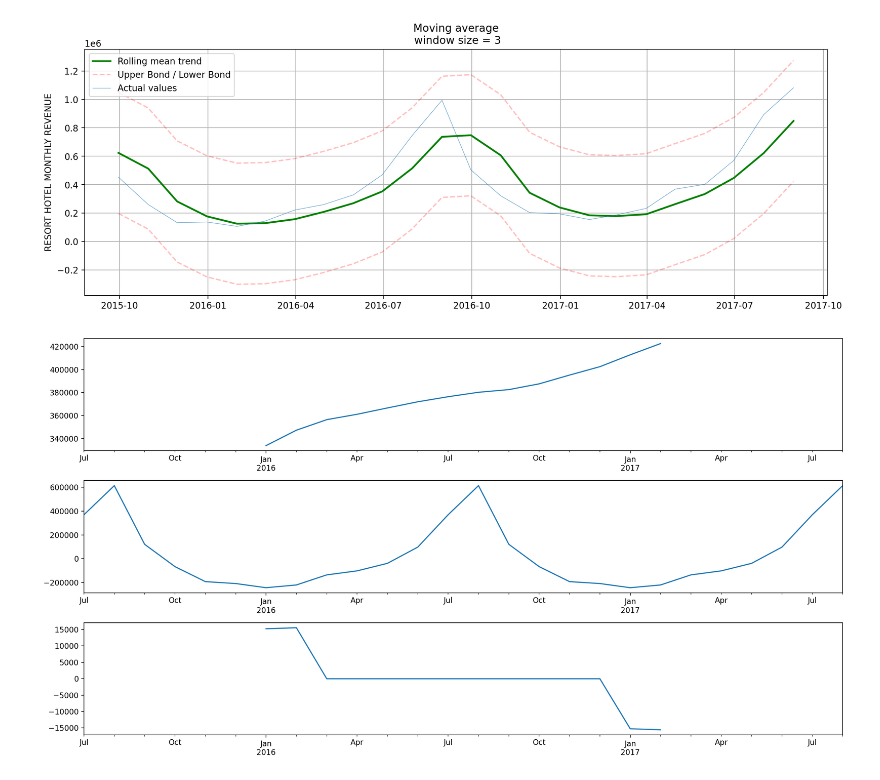
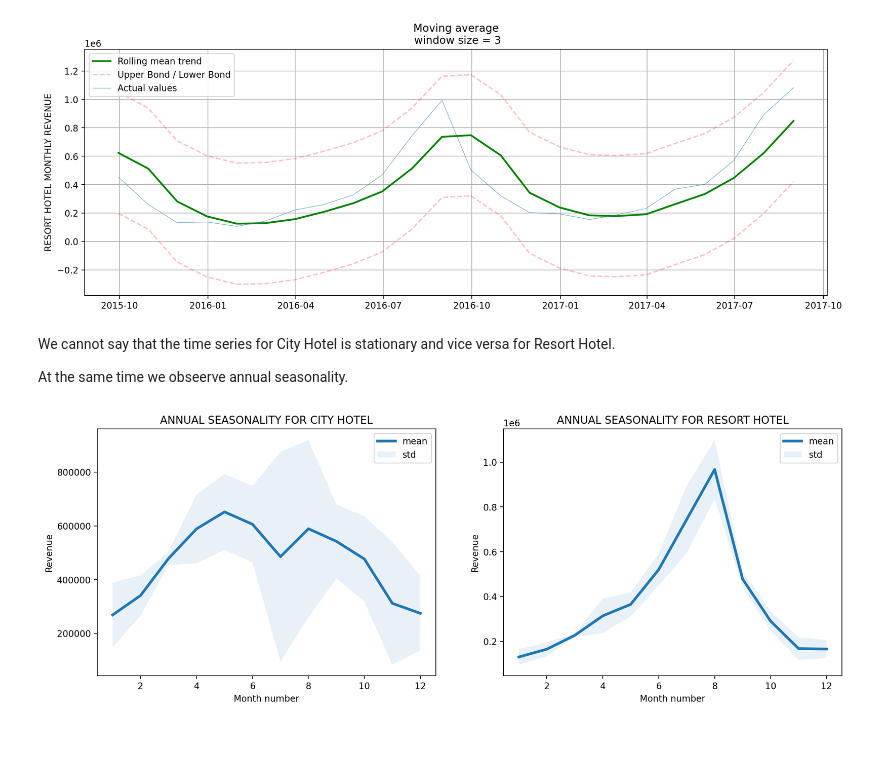
Before and after one commit to dimdasci/rolling-forecast, a Jupyter notebook: notebooks/rolling-forecast.ipynb, the cells around one changed output. Saved outputs shown, nothing was run; the diff lists cells and outputs as text; code cells hidden in the pictures; blank space fills up the shorter version.

```diff
--- a/notebooks/rolling-forecast.ipynb
+++ b/notebooks/rolling-forecast.ipynb
@@ -541,0 +903,6 @@ revenue_stream.head()
+# %%
+for hotel in HOTELS_LIST:
+    print(
+        f'Number of rows with missing values for {hotel}:'
+        f'\t{revenue_stream.loc[revenue_stream[hotel]==0, hotel].count()}'
+    )
@@ -567,14 +952,21 @@ plotMovingAverage(revenue_stream.drop('City Hotel', axis=1),
                   ylabel="Resort Hotel Monthly Revenue".upper())
 # %% [output]
 [figure]
-# %%
-decomposed = seasonal_decompose(revenue_stream.drop('City Hotel', axis=1))
-
-fig, (ax1, ax2, ax3) = plt.subplots(3, 1, figsize=(15, 8), sharex=False)
-decomposed.trend.plot(ax=ax1)
-decomposed.seasonal.plot(ax=ax2)
-decomposed.resid.plot(ax=ax3)
-plt.tight_layout()
-plt.show()
-# %% [output]
-[figure, removed]
+# %% [markdown]
+We cannot say that the time series for City Hotel is stationary and vice versa for Resort Hotel.
+
+At the same time we obseerve annual seasonality.
+# %%
+fig, axes = plt.subplots(1, 2, figsize=(15, 5))
+for hotel, ax in zip(HOTELS_LIST, axes):
+    to_drop = set(HOTELS_LIST) - set([hotel])
+    draw_window_statistics(ts=revenue_stream.drop(to_drop, axis=1),
+                rule="M",
+                date_part_func = lambda x: x.index.month,
+                ax=ax,
+                xlabel="Month number",
+                title=f"Annual seasonality for {hotel}")
+
+plt.show()
+# %% [output]
+[figure, added]
```
Also changed, not shown: parts of 161 cells of this notebook.
